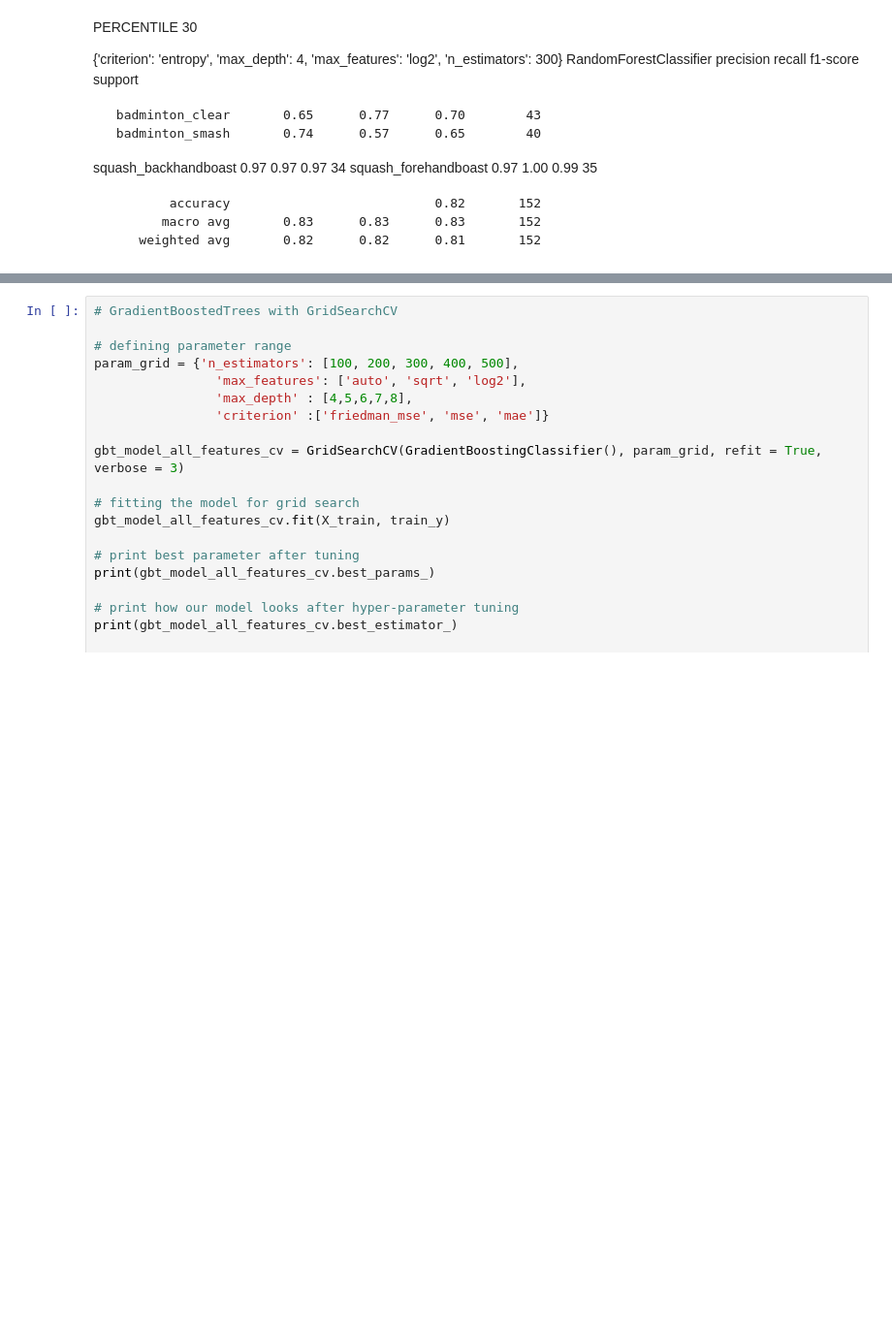
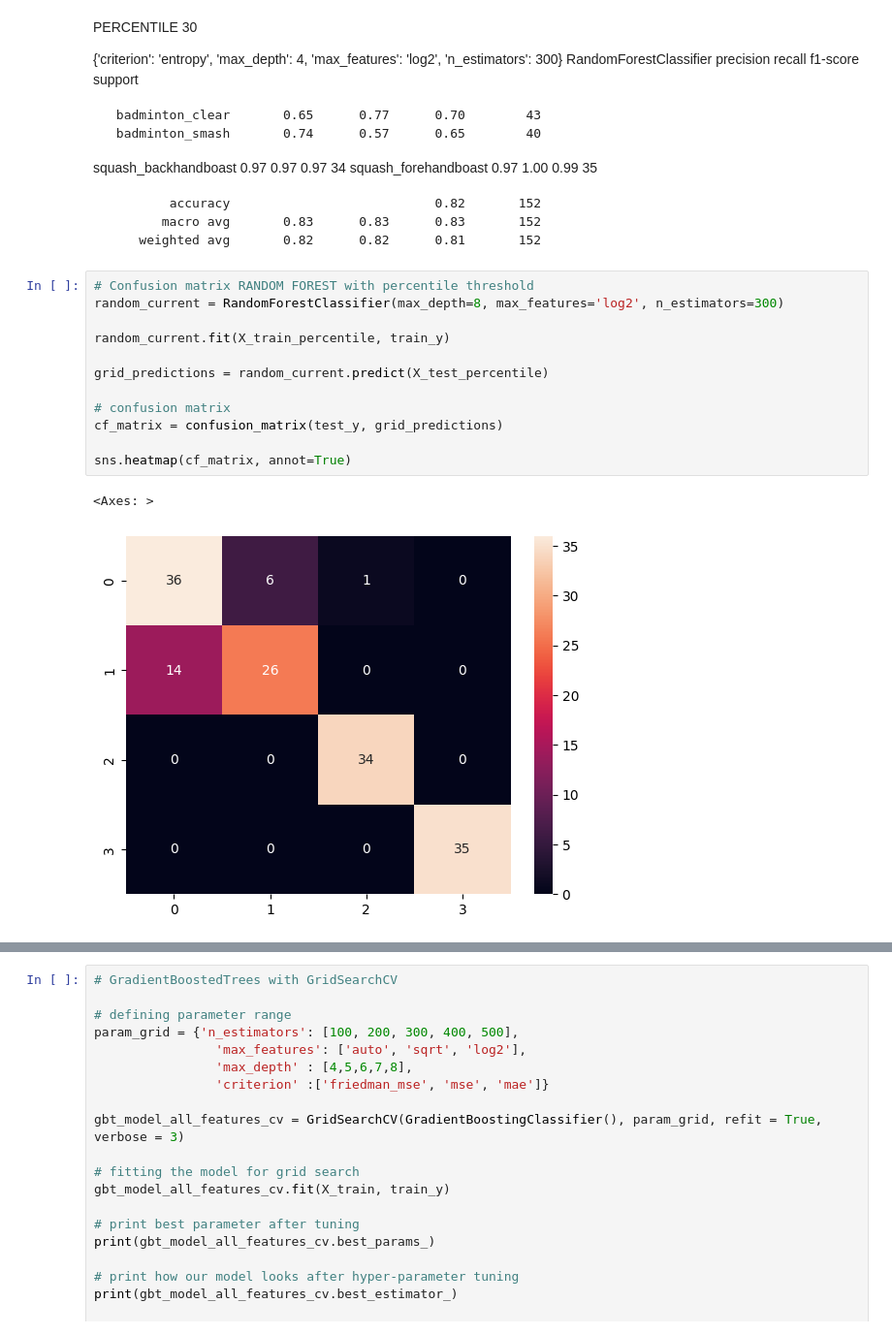
Before and after one commit to iandreileo/machine-learning-homework, a Jupyter notebook: homework_racket.ipynb, the cells around one changed output, grey strips where cells are left out. Shown at 97% size. Drawn from its saved outputs; the diff is of its cells as text; blank space fills up the shorter version.

```diff
--- a/homework_racket.ipynb
+++ b/homework_racket.ipynb
@@ -1307,6 +1281,21 @@ squash_forehandboast       0.97      1.00      0.99        35
             accuracy                           0.82       152
            macro avg       0.83      0.83      0.83       152
         weighted avg       0.82      0.82      0.81       152
+# %%
+# Confusion matrix RANDOM FOREST with percentile threshold
+random_current = RandomForestClassifier(max_depth=8, max_features='log2', n_estimators=300)
+
+random_current.fit(X_train_percentile, train_y)
+
+grid_predictions = random_current.predict(X_test_percentile)
+
+# confusion matrix
+cf_matrix = confusion_matrix(test_y, grid_predictions)
+
+sns.heatmap(cf_matrix, annot=True)
+# %% [output]
+<Axes: >
+[figure, added]
 # %%
 # GradientBoosstedTrees
 from sklearn.ensemble import GradientBoostingClassifier
```
Also changed, not shown: parts of 23 cells of this notebook, 3 other files.
